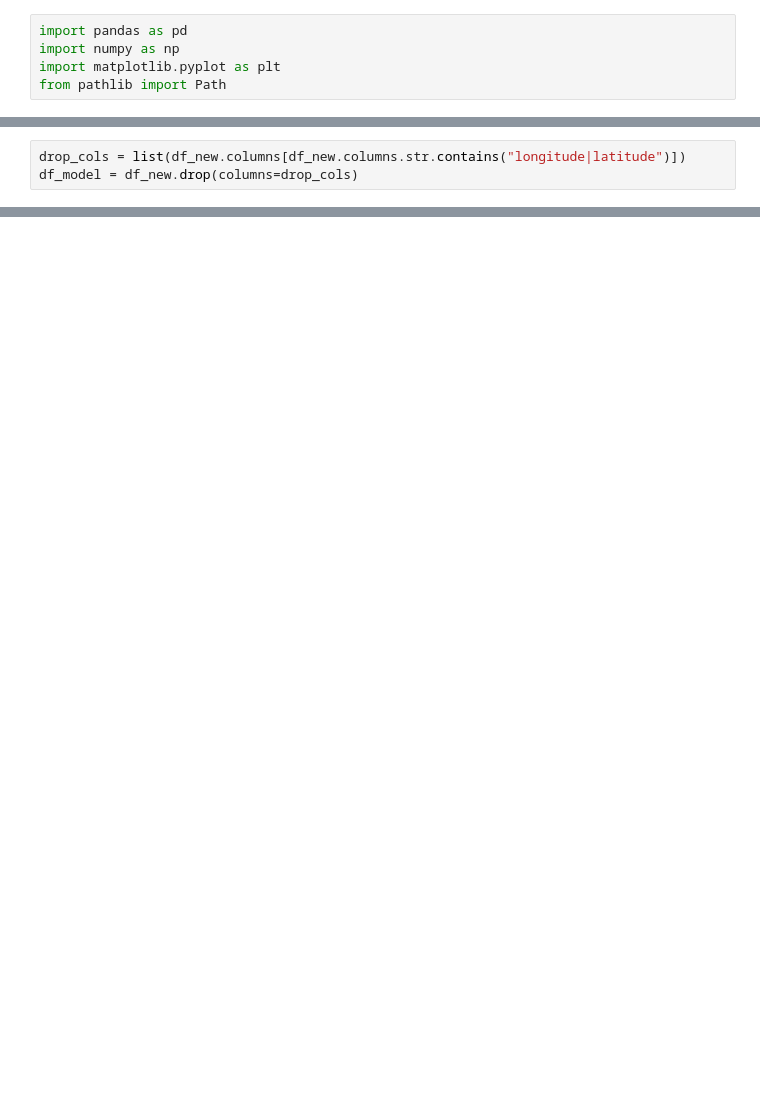
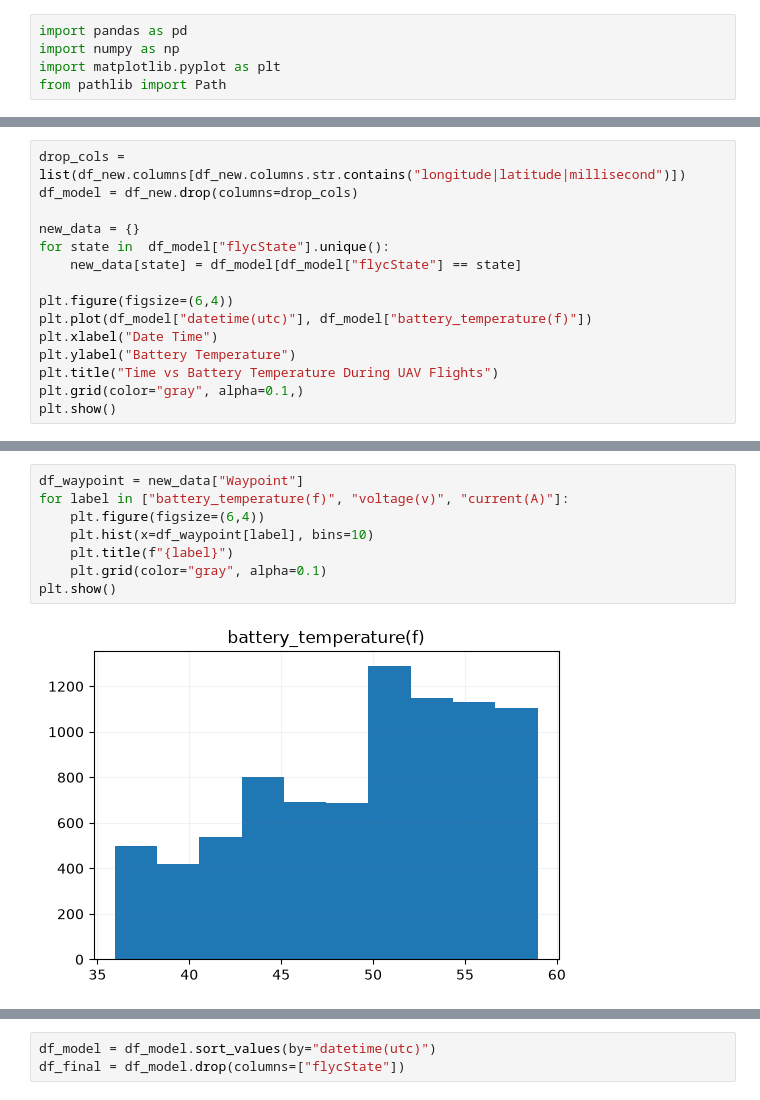
Before and after one commit to ayichimboy/kingpanda, a Jupyter notebook: back_testing/back_test_model.ipynb, the cells around one changed output, grey strips where cells are left out. Cells and saved outputs as stored; diff of their text form; blank space fills up the shorter version.

```diff
--- a/back_testing/back_test_model.ipynb
+++ b/back_testing/back_test_model.ipynb
@@ -41,5 +41,17 @@ for col in [col for col in df.columns if "date" in col]:
 
 df_new = df[selected_cols]
 # %%
-drop_cols = list(df_new.columns[df_new.columns.str.contains("longitude|latitude")])
+drop_cols = list(df_new.columns[df_new.columns.str.contains("longitude|latitude|millisecond")])
 df_model = df_new.drop(columns=drop_cols)
+
+new_data = {}
+for state in  df_model["flycState"].unique():
+    new_data[state] = df_model[df_model["flycState"] == state]
+
+plt.figure(figsize=(6,4))
+plt.plot(df_model["datetime(utc)"], df_model["battery_temperature(f)"])
+plt.xlabel("Date Time")
+plt.ylabel("Battery Temperature")
+plt.title("Time vs Battery Temperature During UAV Flights")
+plt.grid(color="gray", alpha=0.1,)
+plt.show()
@@ -77,0 +58,10 @@ df_new
+# %%
+df_waypoint = new_data["Waypoint"]
+for label in ["battery_temperature(f)", "voltage(v)", "current(A)"]:
+    plt.figure(figsize=(6,4))
+    plt.hist(x=df_waypoint[label], bins=10)
+    plt.title(f"{label}")
+    plt.grid(color="gray", alpha=0.1)
+plt.show()
+# %% [output]
+[figure, added]
@@ -77,0 +70,3 @@ df_new
+# %%
+df_model = df_model.sort_values(by="datetime(utc)")
+df_final = df_model.drop(columns=["flycState"])
```
Also changed, not shown: parts of 6 cells of this notebook.
